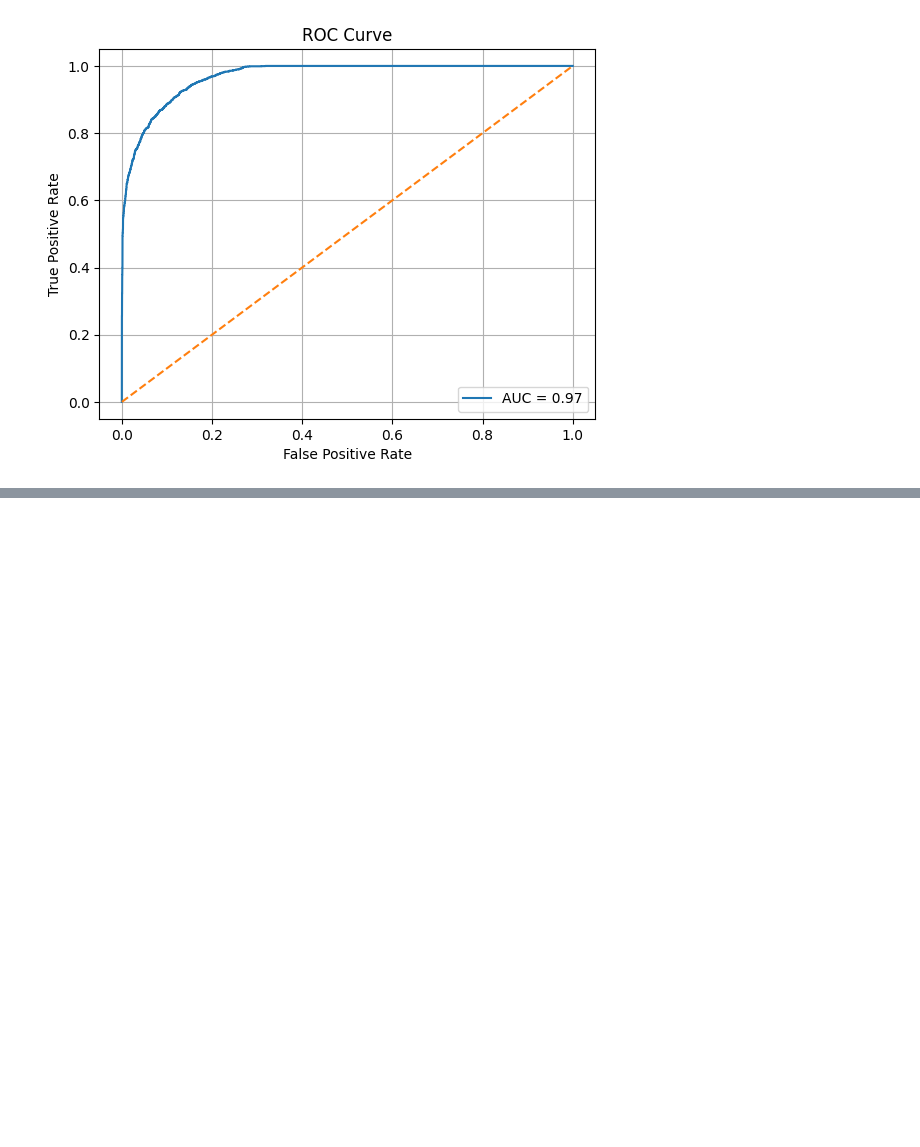
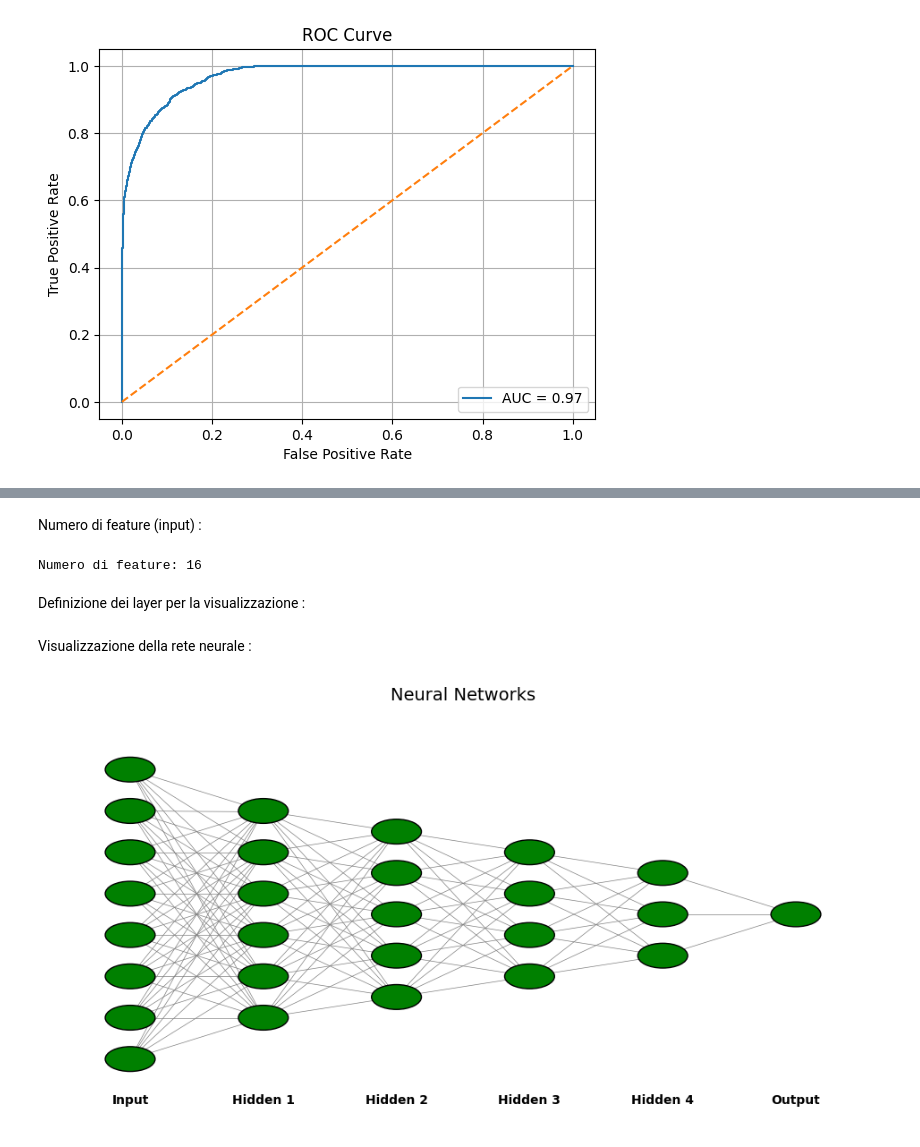
Before and after one commit to FrancescaCola/CustomerScoring, a Jupyter notebook: Neural_Networks.ipynb, the cells around one changed output, grey strips where cells are left out. Saved outputs shown, nothing was run; the diff lists cells and outputs as text; code cells hidden in the pictures; blank space fills up the shorter version.

```diff
--- a/Neural_Networks.ipynb
+++ b/Neural_Networks.ipynb
@@ -332,0 +279,59 @@ plt.show()
+# %% [markdown]
+Numero di feature (input) :
+# %%
+X = df_Neu_Net.drop('loan_status', axis=1) # tutte le colonne tranne la target
+n_features = X.shape[1]
+print(f"Numero di feature: {n_features}")
+# %% [output]
+Numero di feature: 16
+# %% [markdown]
+Definizione dei layer per la visualizzazione :
+# %%
+layer_sizes = [n_features, 128, 64, 32, 16, 1]
+# %% [markdown]
+Visualizzazione della rete neurale :
+# %%
+def draw_neural_net(ax, left, right, bottom, top, layer_sizes, layer_labels=None, neuron_labels=None):
+    n_layers = len(layer_sizes)
+    v_spacing = (top - bottom) / float(max(layer_sizes))
+    h_spacing = (right - left) / float(n_layers - 1)
+
+    # Draw neurons
+    for i, layer_size in enumerate(layer_sizes):
+        layer_top = v_spacing * (layer_size - 1) / 2. + (top + bottom) / 2.
+        for j in range(layer_size):
+            x = left + i * h_spacing
+            y = layer_top - j * v_spacing
+            circle = plt.Circle((x, y), 0.03, color='green', ec='k', zorder=4)
+            ax.add_artist(circle)
+            if neuron_labels and i < len(neuron_labels) and j < len(neuron_labels[i]):
+                ax.text(x - 0.05, y, neuron_labels[i][j], fontsize=8, ha='right', va='center')
+
+    # Draw connections
+    for i, (layer_size_a, layer_size_b) in enumerate(zip(layer_sizes[:-1], layer_sizes[1:])):
+        layer_top_a = v_spacing * (layer_size_a - 1) / 2. + (top + bottom) / 2.
+        layer_top_b = v_spacing * (layer_size_b - 1) / 2. + (top + bottom) / 2.
+        for j in range(layer_size_a):
+            for k in range(layer_size_b):
+                line = plt.Line2D([left + i * h_spacing, left + (i + 1) * h_spacing],
+                                  [layer_top_a - j * v_spacing, layer_top_b - k * v_spacing], c='gray', lw=0.5)
+                ax.add_artist(line)
+
+    # Draw layer labels at the bottom
+    if layer_labels:
+        for i, label in enumerate(layer_labels):
+            x = left + i * h_spacing
+            ax.text(x, bottom - 0.05, label, fontsize=10, ha='center', va='center', weight='bold')
+
+# Parameters
+layer_sizes = [8, 6, 5, 4, 3, 1]
+layer_labels = ['Input', 'Hidden 1', 'Hidden 2', 'Hidden 3', 'Hidden 4', 'Output']
+
+# Draw the figure
+fig, ax = plt.subplots(figsize=(12, 6))
+ax.axis('off')
+draw_neural_net(ax, .1, .9, .1, .9, layer_sizes, layer_labels)
+plt.title("Neural Networks", fontsize=14)
+plt.show()
+# %% [output]
+[figure, added]
```
Also changed, not shown: parts of 30 cells of this notebook.
